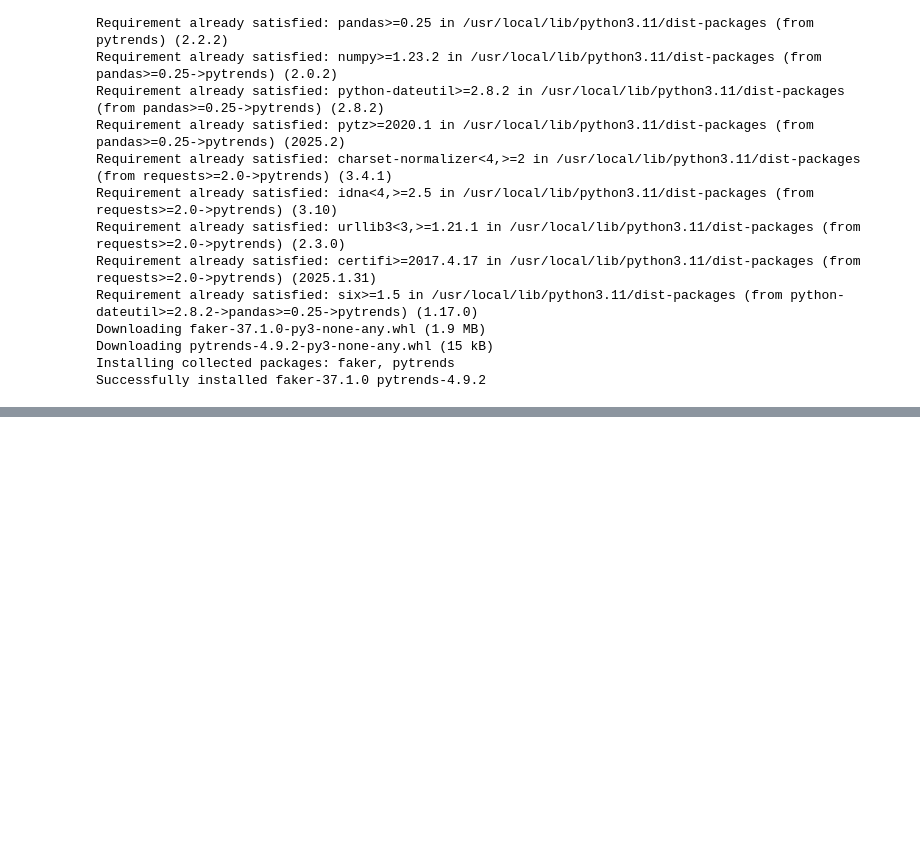
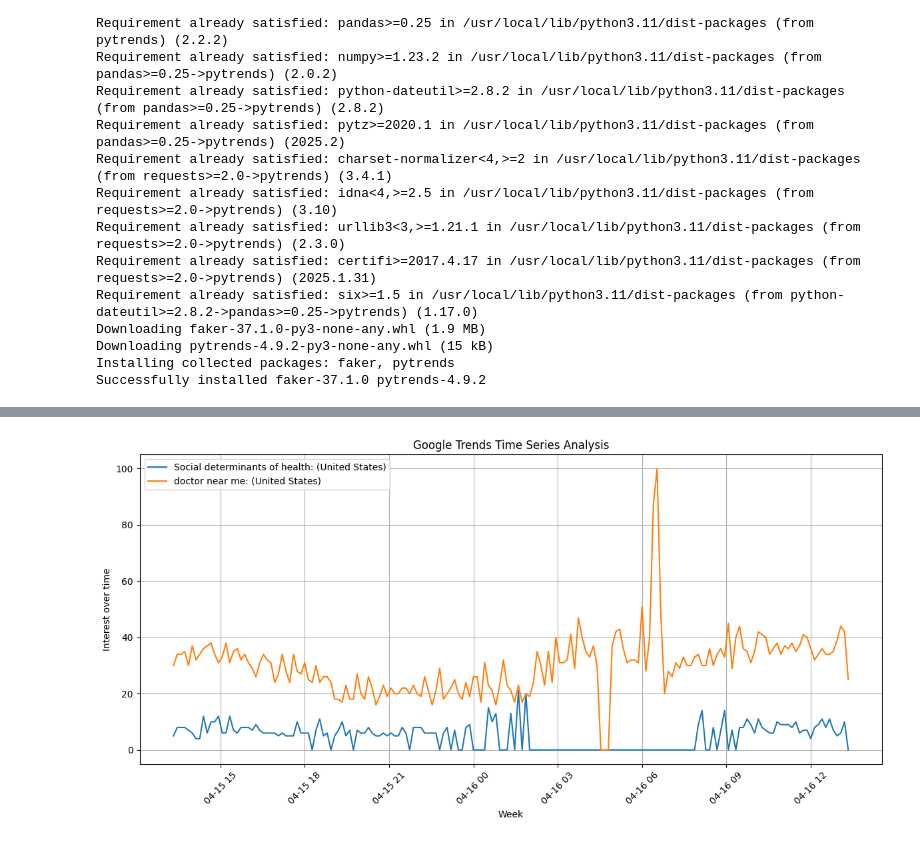
Before and after one commit to markumreed/health_disparities_role_of_gen_ai, a Jupyter notebook: ccda_and_trends_analysis.ipynb, the cells around one changed output, grey strips where cells are left out. Drawn from its saved outputs; the diff is of its cells as text; code cells hidden in the pictures; blank space fills up the shorter version.

```diff
--- a/ccda_and_trends_analysis.ipynb
+++ b/ccda_and_trends_analysis.ipynb
@@ -115,0 +113,40 @@ TooManyRequestsError: The request failed: Google returned a response with code 4
+# %%
+import pandas as pd
+import matplotlib.pyplot as plt
+
+# Load the multiTimeline.csv file into a pandas DataFrame.
+# Replace 'multiTimeline.csv' with the actual file name if different.
+try:
+    df_trends = pd.read_csv('multiTimeline.csv', skiprows=1)
+except FileNotFoundError:
+    print("Error: multiTimeline.csv not found. Please upload the file.")
+    exit()
+
+# Check if the DataFrame is empty.
+if df_trends.empty:
+    print("Error: multiTimeline.csv is empty.")
+    exit()
+
+# Set the 'Week' column as the index.
+df_trends['Time'] = pd.to_datetime(df_trends['Time'])
+df_trends = df_trends.set_index('Time')
+
+
+# Plot the time series data for each keyword.
+plt.figure(figsize=(12, 6))
+
+# Iterate over each column to create a plot
+for column in df_trends.columns:
+    plt.plot(df_trends.index, df_trends[column], label=column)
+
+
+plt.xlabel('Week')
+plt.ylabel('Interest over time')
+plt.title('Google Trends Time Series Analysis')
+plt.legend()
+plt.grid(True)
+plt.xticks(rotation=45)
+plt.tight_layout()
+plt.show()
+# %% [output]
+[figure, added]
```
Also changed, not shown: parts of 3 cells of this notebook.
